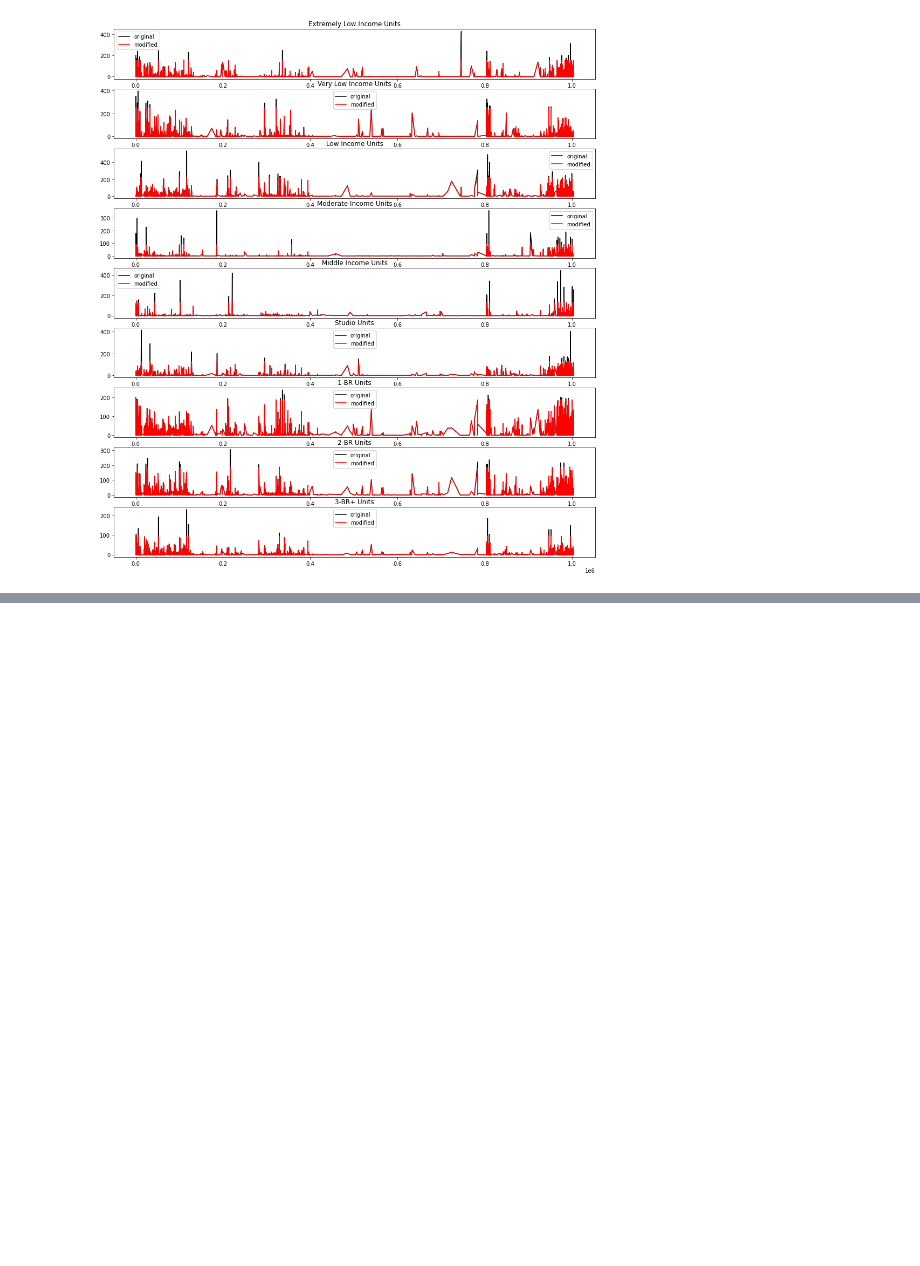
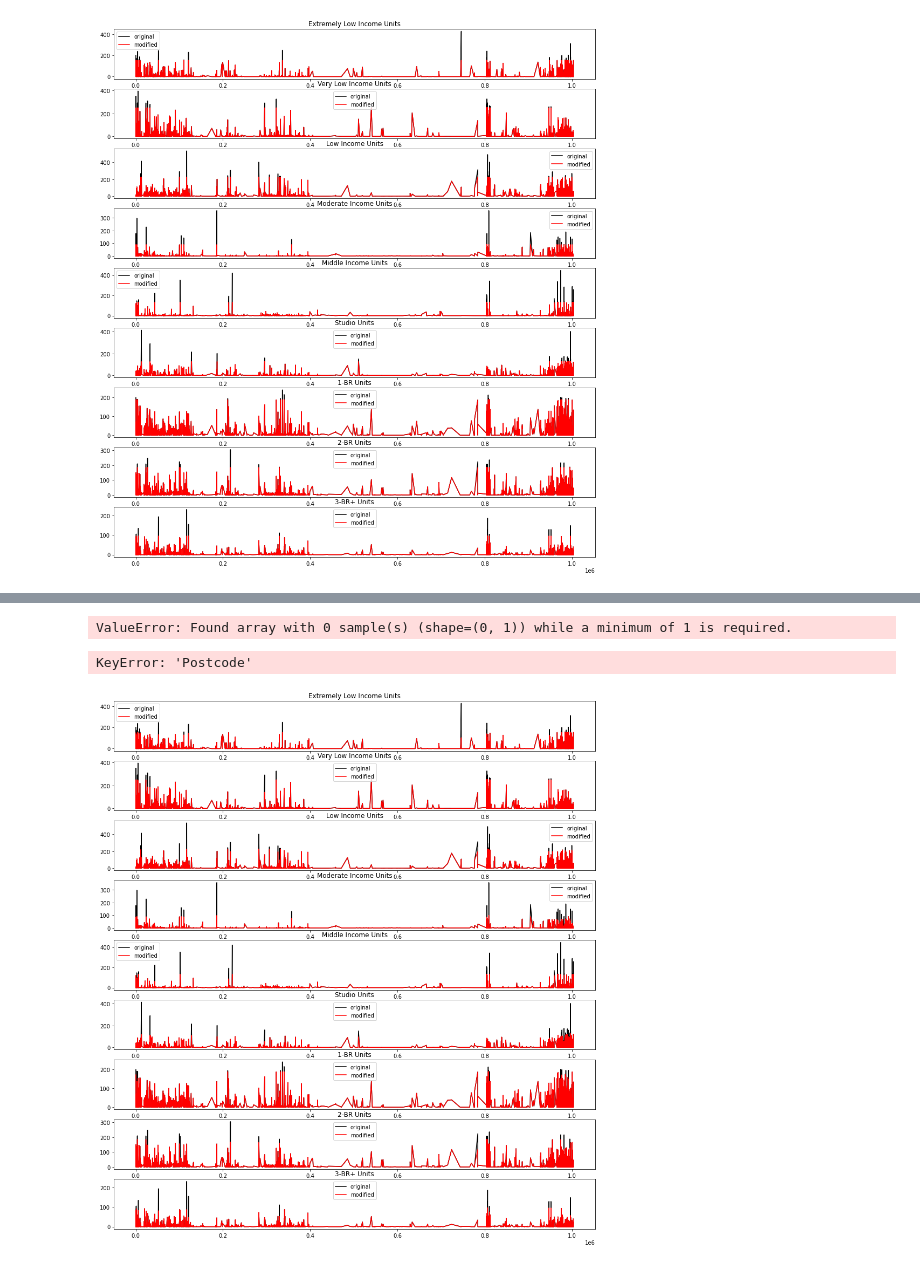
Before and after one commit to tejusrevi/nyc-housing, a Jupyter notebook: project.ipynb, the cells around one changed output, grey strips where cells are left out. Saved outputs shown, nothing was run; the diff lists cells and outputs as text; code cells hidden in the pictures; blank space fills up the shorter version.

```diff
--- a/project.ipynb
+++ b/project.ipynb
@@ -407,0 +909,18 @@ Fixed 225 records 5.0 % of records
+# %%
+encoded_df['Neigborhood'] = freq_encoded_neighborhoods
+# %%
+x_attrs = [i for i in all_attrs if i not in ['Longitude', 'Neighborhood', 'Latitude']]
+latitude_pred = predict(encoded_df, encoded_confidential_records_df, KNeighborsRegressor(n_neighbors=3), MinMaxScaler(), x_attrs, 'Latitude')
+
+x_attrs = [i for i in all_attrs if i not in ['Longitude', 'Neighborhood', 'Latitude']]
+longitude_pred = predict(encoded_df, encoded_confidential_records_df, KNeighborsRegressor(n_neighbors=3), MinMaxScaler(), x_attrs, 'Longitude')
+
+x_attrs = [i for i in all_attrs if i not in ['Longitude', 'Neighborhood', 'Latitude']]
+
+encoded_df['Neighborhood'] = label_encoded_neighborhoods
+neighborhood_pred = predict(encoded_df, encoded_confidential_records_df, LogisticRegression(max_iter=6000), QuantileTransformer(n_quantiles=10, output_distribution='normal',
+                    random_state=0), x_attrs, 'Neighborhood')
+
+confidential_records_df['Latitude'] = latitude_pred
+confidential_records_df['Longitude'] = longitude_pred
+confidential_records_df['Neighborhood'] = neighborhood_pred
@@ -407,0 +934,6 @@ Fixed 225 records 5.0 % of records
+# %%
+encoded_missing_lat_long_only = encodeDataframe(missing_lat_long_only, df)
+encoded_missing_neighborhood_only = encodeDataframe(missing_neighborhood_only, df)
+encoded_missing_lat_long_neighborhood = encodeDataframe(missing_lat_long_neighborhood, df)
+# %% [output]
+ValueError: Found array with 0 sample(s) (shape=(0, 1)) while a minimum of 1 is required.
@@ -407,0 +982,25 @@ Fixed 225 records 5.0 % of records
+# %%
+for i in outliers.keys():
+    outliers[i]['Neighborhood'] = ''
+    for j in nyc_neigborhoods.keys():
+        outliers[i].loc[outliers[i]['Postcode'].isin(nyc_neigborhoods[j]), 'Neighborhood'] = j
+    outliers[i] = outliers[i].drop(columns=['Postcode'], errors='ignopre')
+    X = encoded_df.drop([i], axis=1).to_numpy()
+    y = encoded_df[i].to_numpy()
+    model, scaler = find_best_learning_strategy(encoded_df, i, arr_scalers, regression_models, 'neg_root_mean_squared_error')
+
+    to_pred = encodeDataframe(outliers[i], df)
+    x_attrs = [j for j in all_attrs if j not in [i]]
+    y_pred = predict(encoded_df, to_pred,model, scaler, x_attrs, i)
+
+    y_pred.astype(int)
+
+    to_pred[i] = y_pred.round()
+
+    df.loc[to_pred.index,i] = to_pred
+# %% [output]
+KeyError: 'Postcode'
+# %%
+plot_series_side_by_side(df_before, df, numeric_cols)
+# %% [output]
+[figure, added]
```
Also changed, not shown: parts of 48 cells of this notebook, 1 other file.
